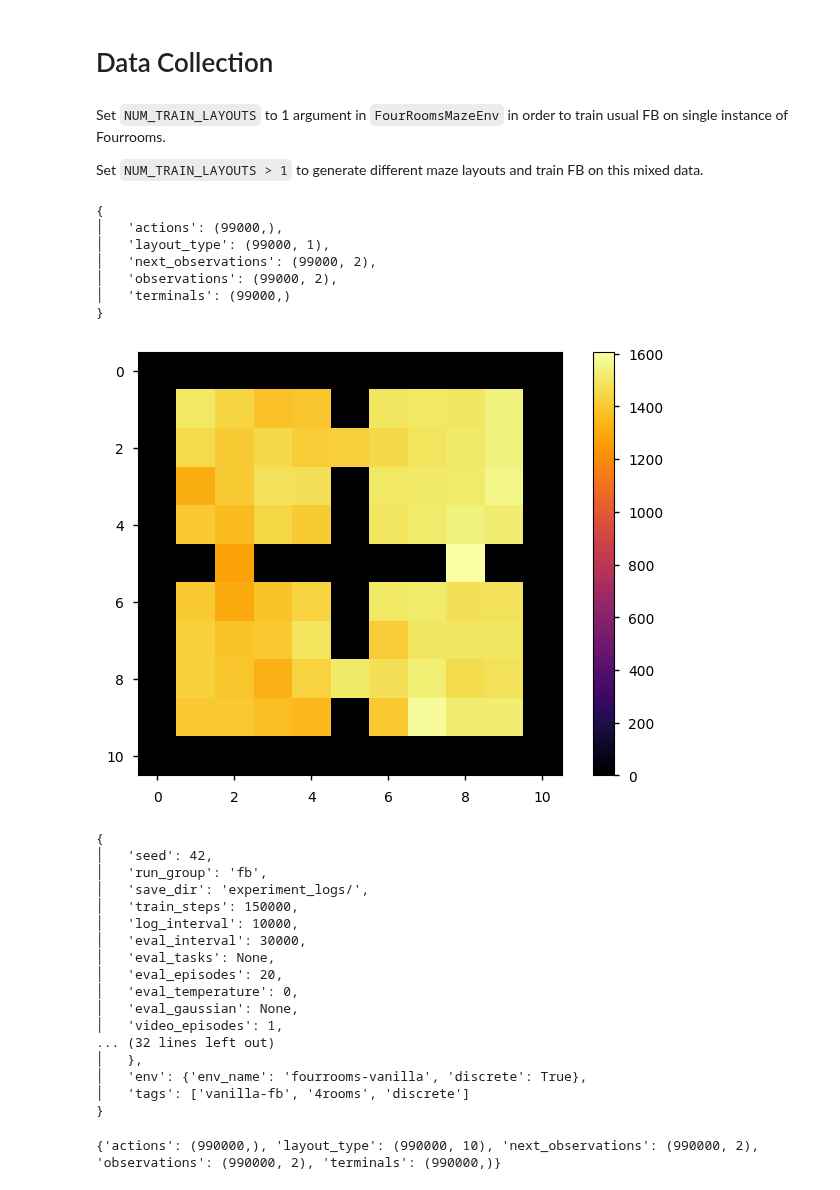
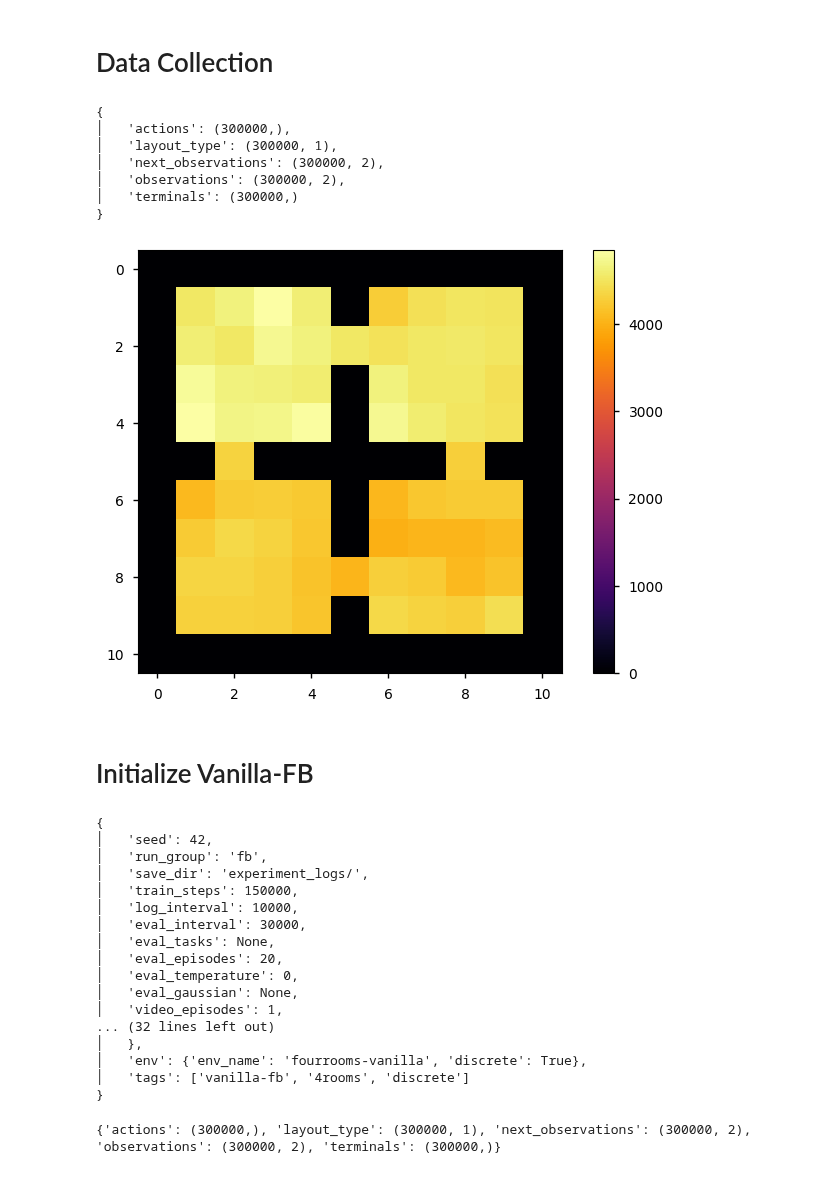
Before and after one commit to skylooop/BeliefConditionedFB, a Jupyter notebook: notebooks/vanilla_fb_4rooms.ipynb, the cells around one changed output. Saved outputs shown, nothing was run; the diff lists cells and outputs as text; code cells hidden in the pictures.

```diff
--- a/notebooks/vanilla_fb_4rooms.ipynb
+++ b/notebooks/vanilla_fb_4rooms.ipynb
@@ -39,7 +32,13 @@ test.render(return_img=False)
 # %%
-fig, ax = plt.subplots(nrows=2, ncols=2)
-for i, cur_ax in enumerate(ax.flat, start=1):
-    test.setup_goals(seed=None, task_num=i, start_pos=(1, 1))
+from envs.custom_mazes.darkroom import FourRoomsMazeEnv, Maze
+
+test = FourRoomsMazeEnv(Maze(seed=0))
+test.reset()
+img = test.render(return_img=True)
+
+fig, ax = plt.subplots(nrows=1, ncols=3)
+for i, cur_ax in enumerate(ax.flat, start=0):
+    test.setup_goals(seed=None, task_num=i, start_pos=START_POS)
     test.render(ax=cur_ax)
     cur_ax.set_title(f"Goal: {test.goal}")
 plt.tight_layout()
@@ -54,7 +46,0 @@ img = test.render(return_img=True)
-# %%
-fig, ax = plt.subplots(nrows=2, ncols=2)
-for i, cur_ax in enumerate(ax.flat, start=1):
-    test.setup_goals(seed=None, task_num=i)
-    test.render(ax=cur_ax)
-    cur_ax.set_title(f"Goal: {test.goal}")
-plt.tight_layout()
@@ -63,50 +47,48 @@ plt.tight_layout()
 # %% [markdown]
 # Data Collection
-# %% [markdown]
-Set `NUM_TRAIN_LAYOUTS` to 1 argument in `FourRoomsMazeEnv` in order to train usual FB on single instance of Fourrooms.
-
-Set `NUM_TRAIN_LAYOUTS > 1` to generate different maze layouts and train FB on this mixed data.
 # %%
 from envs.minigrid.env_utils import random_exploration_fourrooms, q_learning
 
 train_layout_data = []
 
 NUM_TRAIN_LAYOUTS = 1
-NUM_TRAIN_STEPS = 99
-NUM_TRAIN_EPISODES = 1000
+NUM_TRAIN_STEPS = 100
+NUM_TRAIN_EPISODES = 3000
 seeds = np.arange(0, NUM_TRAIN_LAYOUTS)
 
 if NUM_TRAIN_LAYOUTS > 1:
     for i in tqdm(range(NUM_TRAIN_LAYOUTS)):
         env = FourRoomsMazeEnv(Maze(seed=seeds[i], maze_type='fourrooms_random_layouts'), max_steps=NUM_TRAIN_STEPS)
         dataset, env = random_exploration_fourrooms(env, num_episodes=NUM_TRAIN_EPISODES, layout_type=i, num_mdp=NUM_TRAIN_LAYOUTS)
         train_layout_data.append(dataset)
 else:
     for i in tqdm(range(1)):
         env = FourRoomsMazeEnv(Maze(seed=seeds[i]), max_steps=NUM_TRAIN_STEPS)
         dataset, env = random_exploration_fourrooms(env, num_episodes=NUM_TRAIN_EPISODES, layout_type=i, num_mdp=NUM_TRAIN_LAYOUTS)
         train_layout_data.append(dataset)
 
 pprint(jax.tree.map(lambda x: x.shape, train_layout_data[0]))
 
 coverage_map = np.zeros(shape=env.maze.size)
 for layout in train_layout_data:
     for obs in layout['observations']:
         obs = obs.astype(np.int16)
         coverage_map[obs[1], obs[0]] += 1
 
 plt.imshow(coverage_map, cmap='inferno', vmin=0)
 plt.colorbar()
 plt.show()
 # %% [output]
 {
-│   'actions': (99000,),
-│   'layout_type': (99000, 1),
-│   'next_observations': (99000, 2),
-│   'observations': (99000, 2),
-│   'terminals': (99000,)
+│   'actions': (300000,),
+│   'layout_type': (300000, 1),
+│   'next_observations': (300000, 2),
+│   'observations': (300000, 2),
+│   'terminals': (300000,)
 }
-[figure, old version]
+[figure, new version]
+# %% [markdown]
+# Initialize Vanilla-FB
 # %%
 import functools
 from utils.datasets import Dataset, GCDataset
@@ -114,7 +96,7 @@ from utils.datasets import Dataset, GCDataset
 with initialize(version_base=None, config_path="../configs/"):
     fb_config = compose(config_name='entry.yaml', overrides=['experiment=fb_vanilla_discrete_4rooms.yaml',
                                                             f'agent.z_dim=150',
-                                                            f'agent.z_mix_ratio=0.5']) # test
+                                                            f'agent.z_mix_ratio=0.5'])
     fb_config = OmegaConf.to_container(fb_config, resolve=True)
     pprint(fb_config)
 
@@ -122,9 +104,6 @@ def concatenate_dicts(dict1, dict2):
     return jax.tree.map(lambda x, y: jnp.concatenate([x, y]), dict1, dict2)
 
 whole_data = functools.reduce(concatenate_dicts, train_layout_data)
-# Saving
-# np.save(f"../aux_data/fourroom_vanilla_data", arr=jax.device_get(whole_data))
-# whole_data = np.load("/home/m_bobrin/ZeroShotRL/aux_data/fourroom_vanilla_data.npy", allow_pickle=True).item()
 
 print(jax.tree.map(lambda x: x.shape, whole_data))
 whole_dataset = Dataset.create(**jax.device_get(whole_data))
@@ -147,7 +126,7 @@ gc_whole_dataset = GCDataset(whole_dataset, config=fb_config['agent'])
 │   'env': {'env_name': 'fourrooms-vanilla', 'discrete': True},
 │   'tags': ['vanilla-fb', '4rooms', 'discrete']
 }
-{'actions': (990000,), 'layout_type': (990000, 10), 'next_observations': (990000, 2), 'observations': (990000, 2), 'terminals': (990000,)}
+{'actions': (300000,), 'layout_type': (300000, 1), 'next_observations': (300000, 2), 'observations': (300000, 2), 'terminals': (300000,)}
 # %%
 sys.path.append("..")
 from agents.fb import ForwardBackwardAgent
```
Also changed, not shown: parts of 13 cells of this notebook, 11 other files.
